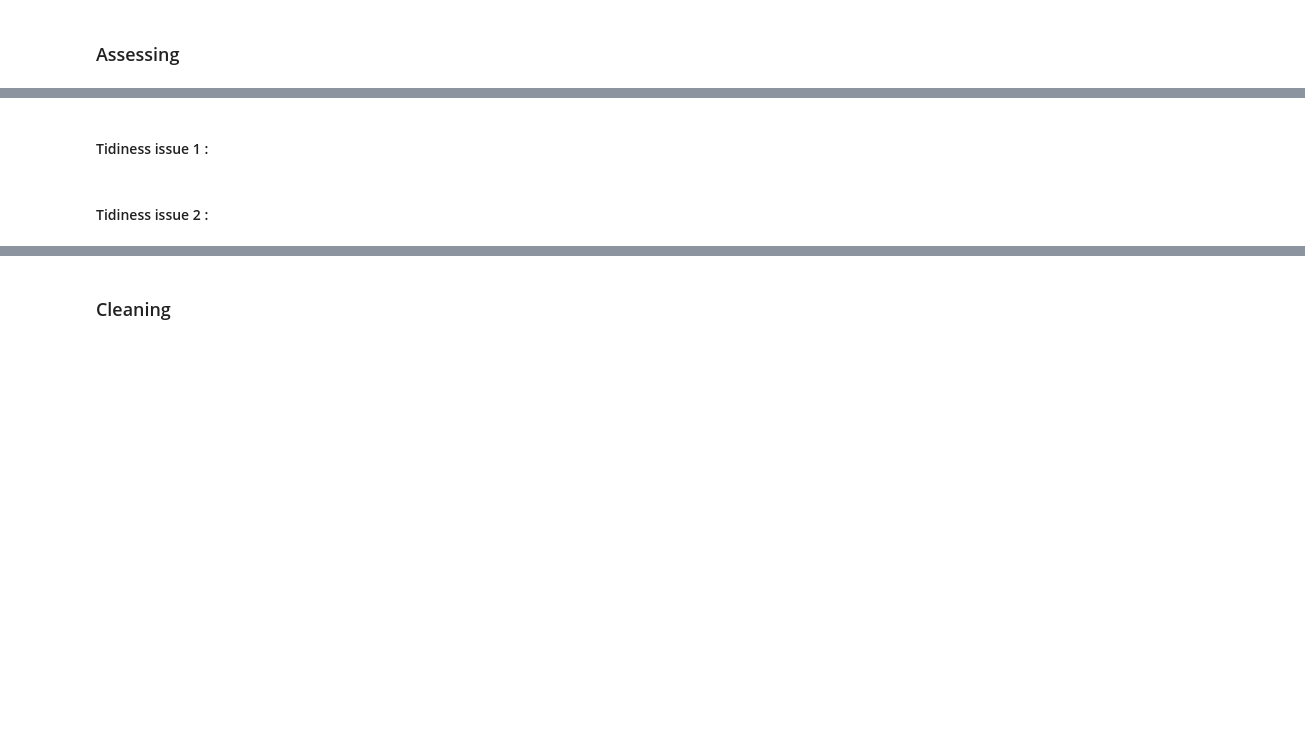
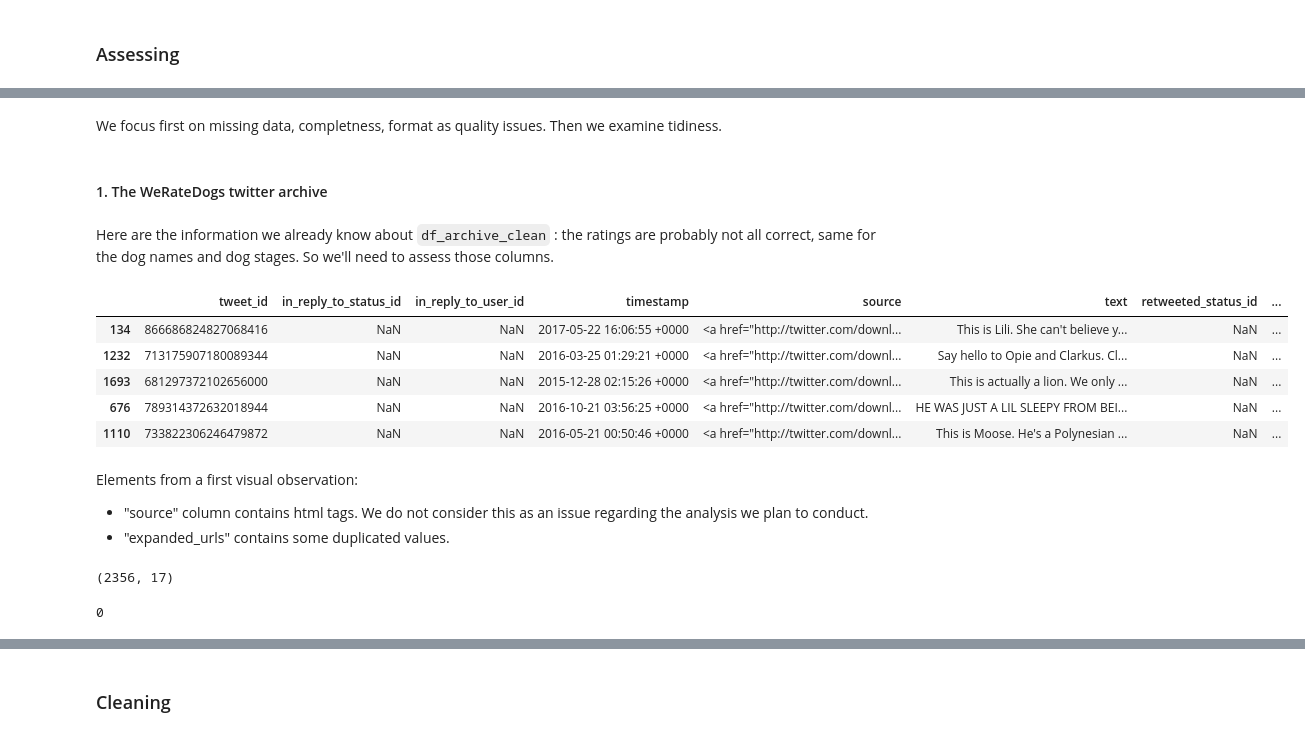
Before and after one commit to jlcossi/wrangle_and_analyze_data, a Jupyter notebook: wrangle_act.ipynb, the cells around one changed output, grey strips where cells are left out. Drawn from its saved outputs; the diff is of its cells as text; code cells hidden in the pictures; blank space fills up the shorter version.

```diff
--- a/wrangle_act.ipynb
+++ b/wrangle_act.ipynb
@@ -247,4 +243,31 @@ Here are the information we already know :
-# %% [markdown]
-#### Tidiness issue 1 :
-# %% [markdown]
-#### Tidiness issue 2 :
+# %% [markdown]
+We focus first on missing data, completness, format as quality issues. Then we examine tidiness.
+# %% [markdown]
+<a id='weratedogstwitter'></a>
+#### 1. The WeRateDogs twitter archive
+# %% [markdown]
+Here are the information we already know about `df_archive_clean` : the ratings are probably not all correct, same for the dog names and dog stages. So we'll need to assess those columns.
+# %%
+# Get a view on the dataset
+df_archive_clean.sample(5)
+# %% [output]
+|  | tweet_id | in_reply_to_status_id | in_reply_to_user_id | timestamp | source | text | retweeted_status_id | ... |
+| 134 | 866686824827068416 | NaN | NaN | 2017-05-22 16:06:55 +0000 | <a href="http://twitter.com/downl... | This is Lili. She can't believe y... | NaN | ... |
+| 1232 | 713175907180089344 | NaN | NaN | 2016-03-25 01:29:21 +0000 | <a href="http://twitter.com/downl... | Say hello to Opie and Clarkus. Cl... | NaN | ... |
+| 1693 | 681297372102656000 | NaN | NaN | 2015-12-28 02:15:26 +0000 | <a href="http://twitter.com/downl... | This is actually a lion. We only ... | NaN | ... |
+| 676 | 789314372632018944 | NaN | NaN | 2016-10-21 03:56:25 +0000 | <a href="http://twitter.com/downl... | HE WAS JUST A LIL SLEEPY FROM BEI... | NaN | ... |
+| 1110 | 733822306246479872 | NaN | NaN | 2016-05-21 00:50:46 +0000 | <a href="http://twitter.com/downl... | This is Moose. He's a Polynesian ... | NaN | ... |
+# %% [markdown]
+Elements from a first visual observation:
+* "source" column contains html tags. We do not consider this as an issue regarding the analysis we plan to conduct.
+* "expanded_urls" contains some duplicated values.
+# %%
+# Get the dataset size
+df_archive_clean.shape
+# %% [output]
+(2356, 17)
+# %%
+# Do we have duplicates ?
+sum(df_archive_clean.duplicated())
+# %% [output]
+0
```
Also changed, not shown: parts of 58 cells of this notebook.
